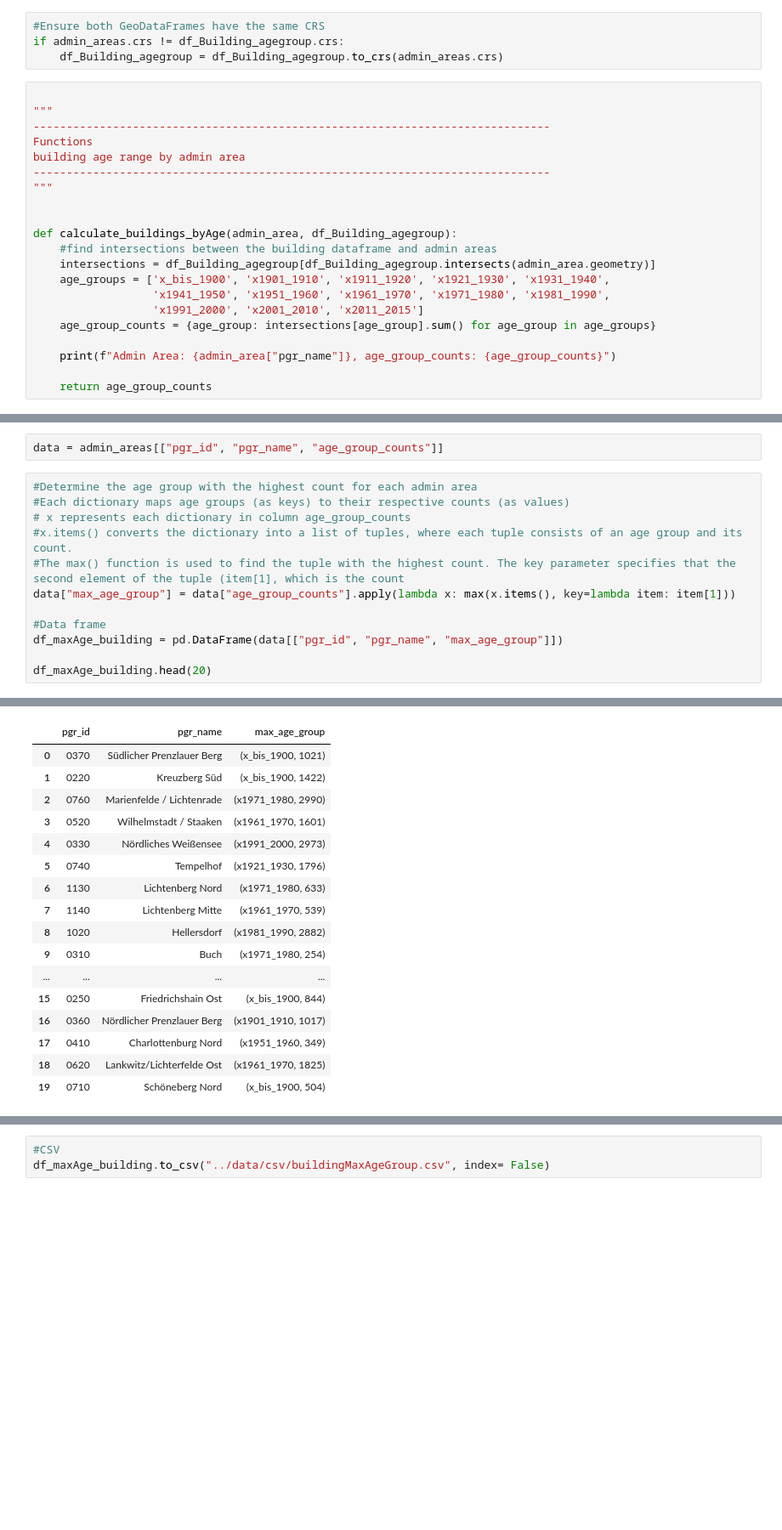
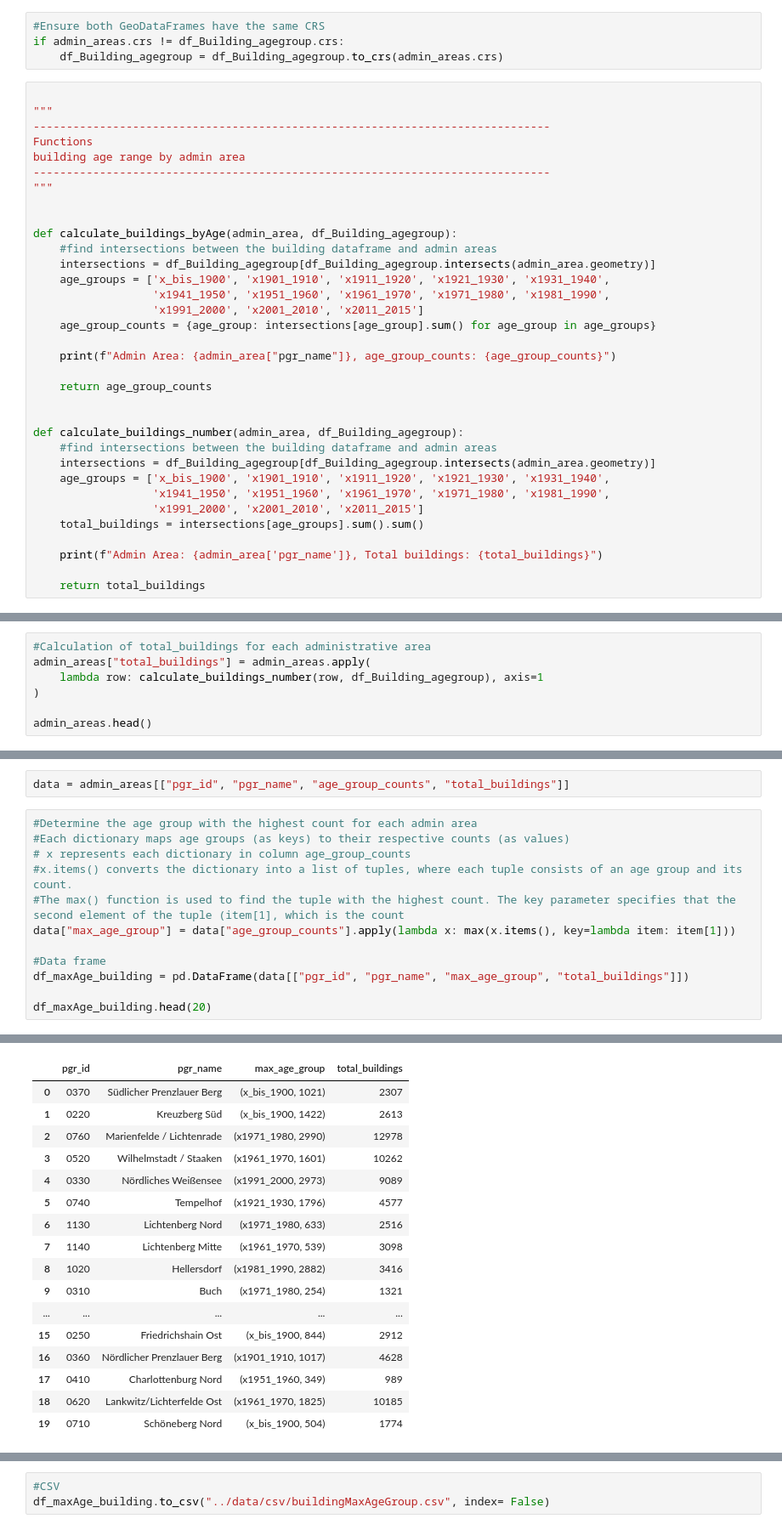
Before and after one commit to technologiestiftung/odis-cardgame, a Jupyter notebook: cardgame/scripts/getBuildingMaxAgegroup.ipynb, the cells around one changed output, grey strips where cells are left out. Shown: that part at 85% size. Drawn from its saved outputs; the diff is of its cells as text; blank space fills up the shorter version.

Commit message:
update scripts: added population 2024, adjustments in fireBrigade and building age script, added sources

```diff
--- a/cardgame/scripts/getBuildingMaxAgegroup.ipynb
+++ b/cardgame/scripts/getBuildingMaxAgegroup.ipynb
@@ -176,6 +178,19 @@ def calculate_buildings_byAge(admin_area, df_Building_agegroup):
     print(f"Admin Area: {admin_area["pgr_name"]}, age_group_counts: {age_group_counts}")
 
     return age_group_counts
+
+
+def calculate_buildings_number(admin_area, df_Building_agegroup):
+    #find intersections between the building dataframe and admin areas
+    intersections = df_Building_agegroup[df_Building_agegroup.intersects(admin_area.geometry)]
+    age_groups = ['x_bis_1900', 'x1901_1910', 'x1911_1920', 'x1921_1930', 'x1931_1940',
+                  'x1941_1950', 'x1951_1960', 'x1961_1970', 'x1971_1980', 'x1981_1990',
+                  'x1991_2000', 'x2001_2010', 'x2011_2015']
+    total_buildings = intersections[age_groups].sum().sum()
+
+    print(f"Admin Area: {admin_area['pgr_name']}, Total buildings: {total_buildings}")
+
+    return total_buildings
 # %%
 #Calculation of age_group_counts for each administrative area
 admin_areas["age_group_counts"] = admin_areas.apply(
@@ -207,3 +222,10 @@ Admin Area: Marzahn, age_group_counts: {'x_bis_1900': 22, 'x1901_1910': 5, 'x191
 | 2 | c_lor_pgr_2021.0760 | 0760 | Marienfelde / Lichtenrade | 07 - Tempelhof-Schöneberg | 1.919254e+07 | 01.01.2021 | MULTIPOLYGON (((13.35912 52.4199,... | {'x_bis_1900': 100, 'x1901_1910':... |
 | 3 | c_lor_pgr_2021.0520 | 0520 | Wilhelmstadt / Staaken | 05 - Spandau | 2.301526e+07 | 01.01.2021 | MULTIPOLYGON (((13.15724 52.50162... | {'x_bis_1900': 270, 'x1901_1910':... |
 | 4 | c_lor_pgr_2021.0330 | 0330 | Nördliches Weißensee | 03 - Pankow | 2.222540e+07 | 01.12.2021 | MULTIPOLYGON (((13.43357 52.58232... | {'x_bis_1900': 104, 'x1901_1910':... |
+# %%
+#Calculation of total_buildings for each administrative area
+admin_areas["total_buildings"] = admin_areas.apply(
+    lambda row: calculate_buildings_number(row, df_Building_agegroup), axis=1
+)
+
+admin_areas.head()
@@ -210,37 +256,37 @@ Admin Area: Marzahn, age_group_counts: {'x_bis_1900': 22, 'x1901_1910': 5, 'x191
 # %%
-data = admin_areas[["pgr_id", "pgr_name", "age_group_counts"]]
+data = admin_areas[["pgr_id", "pgr_name", "age_group_counts", "total_buildings"]]
 # %%
 #Determine the age group with the highest count for each admin area
 #Each dictionary maps age groups (as keys) to their respective counts (as values)
 # x represents each dictionary in column age_group_counts
 #x.items() converts the dictionary into a list of tuples, where each tuple consists of an age group and its count.
 #The max() function is used to find the tuple with the highest count. The key parameter specifies that the second element of the tuple (item[1], which is the count
 data["max_age_group"] = data["age_group_counts"].apply(lambda x: max(x.items(), key=lambda item: item[1]))
 
 #Data frame
-df_maxAge_building = pd.DataFrame(data[["pgr_id", "pgr_name", "max_age_group"]])
+df_maxAge_building = pd.DataFrame(data[["pgr_id", "pgr_name", "max_age_group", "total_buildings"]])
 
 df_maxAge_building.head(20)
 # %% [output]
 A value is trying to be set on a copy of a slice from a DataFrame.
 Try using .loc[row_indexer,col_indexer] = value instead
 
 See the caveats in the documentation: https://pandas.pydata.org/pandas-docs/stable/user_guide/indexing.html#returning-a-view-versus-a-copy
   data["max_age_group"] = data["age_group_counts"].apply(lambda x: max(x.items(), key=lambda item: item[1]))
-|  | pgr_id | pgr_name | max_age_group |
-| 0 | 0370 | Südlicher Prenzlauer Berg | (x_bis_1900, 1021) |
-| 1 | 0220 | Kreuzberg Süd | (x_bis_1900, 1422) |
-| 2 | 0760 | Marienfelde / Lichtenrade | (x1971_1980, 2990) |
-| 3 | 0520 | Wilhelmstadt / Staaken | (x1961_1970, 1601) |
-| 4 | 0330 | Nördliches Weißensee | (x1991_2000, 2973) |
-| 5 | 0740 | Tempelhof | (x1921_1930, 1796) |
-| 6 | 1130 | Lichtenberg Nord | (x1971_1980, 633) |
-| 7 | 1140 | Lichtenberg Mitte | (x1961_1970, 539) |
-| 8 | 1020 | Hellersdorf | (x1981_1990, 2882) |
-| 9 | 0310 | Buch | (x1971_1980, 254) |
-| ... | ... | ... | ... |
-| 15 | 0250 | Friedrichshain Ost | (x_bis_1900, 844) |
-| 16 | 0360 | Nördlicher Prenzlauer Berg | (x1901_1910, 1017) |
-| 17 | 0410 | Charlottenburg Nord | (x1951_1960, 349) |
-| 18 | 0620 | Lankwitz/Lichterfelde Ost | (x1961_1970, 1825) |
-| 19 | 0710 | Schöneberg Nord | (x_bis_1900, 504) |
+|  | pgr_id | pgr_name | max_age_group | total_buildings |
+| 0 | 0370 | Südlicher Prenzlauer Berg | (x_bis_1900, 1021) | 2307 |
+| 1 | 0220 | Kreuzberg Süd | (x_bis_1900, 1422) | 2613 |
+| 2 | 0760 | Marienfelde / Lichtenrade | (x1971_1980, 2990) | 12978 |
+| 3 | 0520 | Wilhelmstadt / Staaken | (x1961_1970, 1601) | 10262 |
+| 4 | 0330 | Nördliches Weißensee | (x1991_2000, 2973) | 9089 |
+| 5 | 0740 | Tempelhof | (x1921_1930, 1796) | 4577 |
+| 6 | 1130 | Lichtenberg Nord | (x1971_1980, 633) | 2516 |
+| 7 | 1140 | Lichtenberg Mitte | (x1961_1970, 539) | 3098 |
+| 8 | 1020 | Hellersdorf | (x1981_1990, 2882) | 3416 |
+| 9 | 0310 | Buch | (x1971_1980, 254) | 1321 |
+| ... | ... | ... | ... | ... |
+| 15 | 0250 | Friedrichshain Ost | (x_bis_1900, 844) | 2912 |
+| 16 | 0360 | Nördlicher Prenzlauer Berg | (x1901_1910, 1017) | 4628 |
+| 17 | 0410 | Charlottenburg Nord | (x1951_1960, 349) | 989 |
+| 18 | 0620 | Lankwitz/Lichterfelde Ost | (x1961_1970, 1825) | 10185 |
+| 19 | 0710 | Schöneberg Nord | (x_bis_1900, 504) | 1774 |
```
Also changed, not shown: parts of 3 cells of this notebook, 24 other files.
